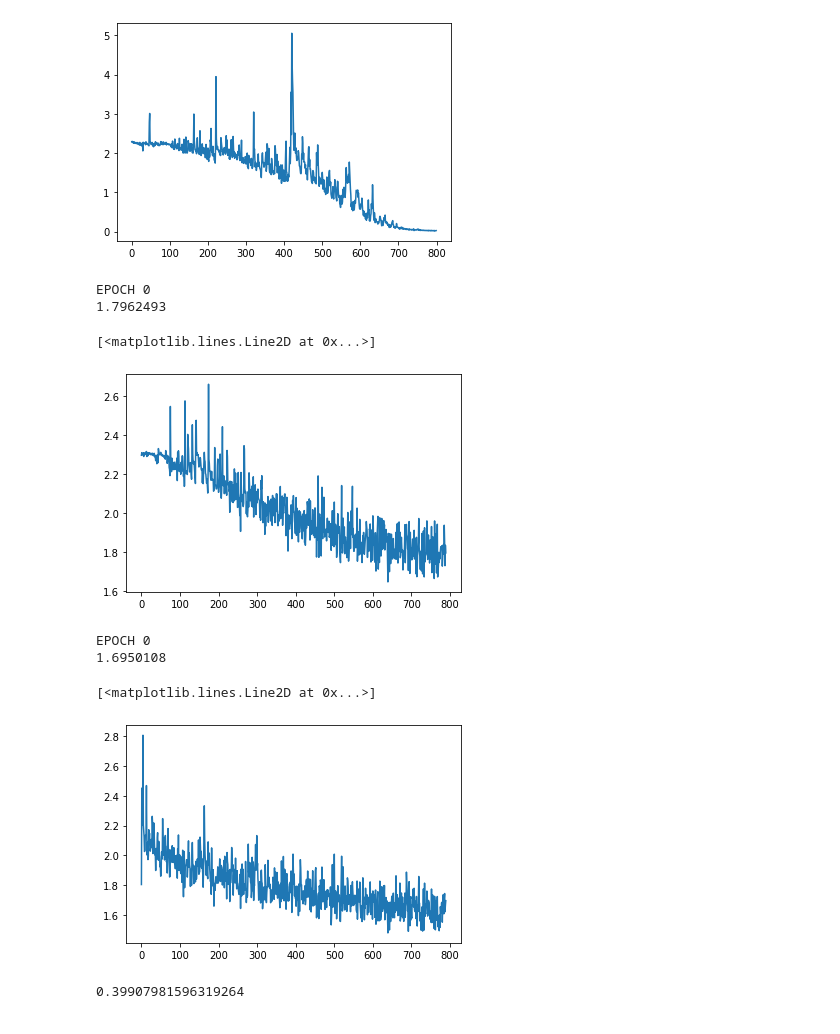
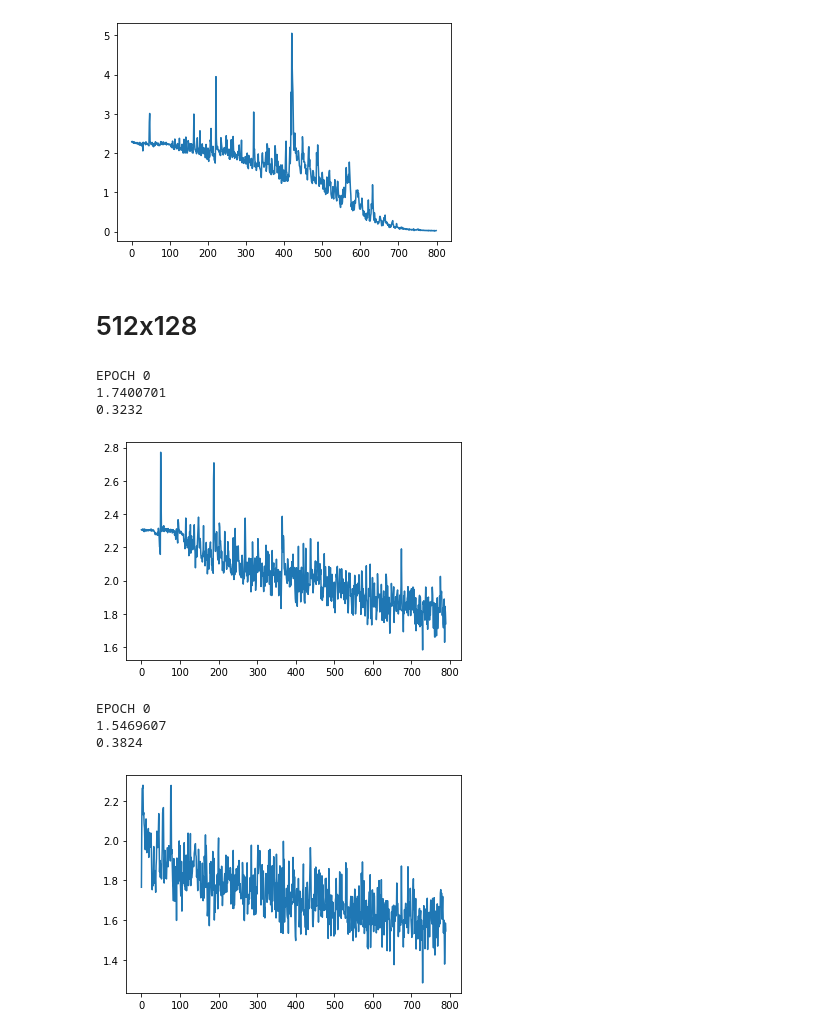
Before and after one commit to AleksandrPanov/dl-unn.github.io, a Jupyter notebook: my_homework/task2/lab2.ipynb, the cells around one changed output. Saved outputs shown, nothing was run; the diff lists cells and outputs as text; code cells hidden in the pictures.

```diff
--- a/my_homework/task2/lab2.ipynb
+++ b/my_homework/task2/lab2.ipynb
@@ -384,12 +385,14 @@ EPOCH 300
 0.025706219
 0.0
 [figure]
+# %% [markdown]
+# 512x128
 # %%
-tart, end = 0, 10000
+start, end = 0, 10000
 X = ((data[b'data'][start:end])/255.0).astype('float32')
 Labels = data[b'labels'][start:end]
 X_test = ((test_data[b'data'][start:end])/255.0).astype('float32')
-Y_test = test_data[b'labels'][start:end]
+Y_test = np.array(test_data[b'labels'][start:end], dtype='int64')
 
 np.random.seed(0)
 num_classes = 10
@@ -405,32 +408,28 @@ softmax = SoftMax(num_classes, batch)
 
 epoch = 10
 Net.const_coeff = 0.005
-Net.const_alpha = 0.8
+Net.const_alpha = 0.9
 net = Net([l1, leakyReLU1, l2, leakyReLU2, l3, softmax], num_classes,batch)
 loss = net.fit(X, Labels, epoch, True)
 print(loss[-1])
 plt.plot(loss)
+print(np.mean(Y_test == net.get_classes(X_test)))
 # %% [output]
 EPOCH 0
-1.7962493
+1.7400701
+0.3232
-[<matplotlib.lines.Line2D at 0x...>]
-[figure, old version]
+[figure, new version]
 # %%
 epoch = 10
+net2 = copy.deepcopy(net)
 Net.const_coeff = 0.003
 Net.const_alpha = 0.9
-net = Net([l1, leakyReLU1, l2, leakyReLU2, l3, softmax],num_classes, batch)
-loss = net.fit(X, Labels, epoch, True)
+loss = net2.fit(X, Labels, epoch, True)
 print(loss[-1])
 plt.plot(loss)
+print(np.mean(Y_test == net2.get_classes(X_test)))
 # %% [output]
 EPOCH 0
-1.6950108
+1.5469607
+0.3824
-[<matplotlib.lines.Line2D at 0x...>]
-[figure, old version]
+[figure, new version]
-# %%
-res = net.get_classes(X_test)
-Y_test = np.array(Y_test, dtype='int64')
-print(np.mean(Y_test == res))
-# %% [output]
-0.39907981596319264
```
Also changed, not shown: parts of 2 cells of this notebook.
